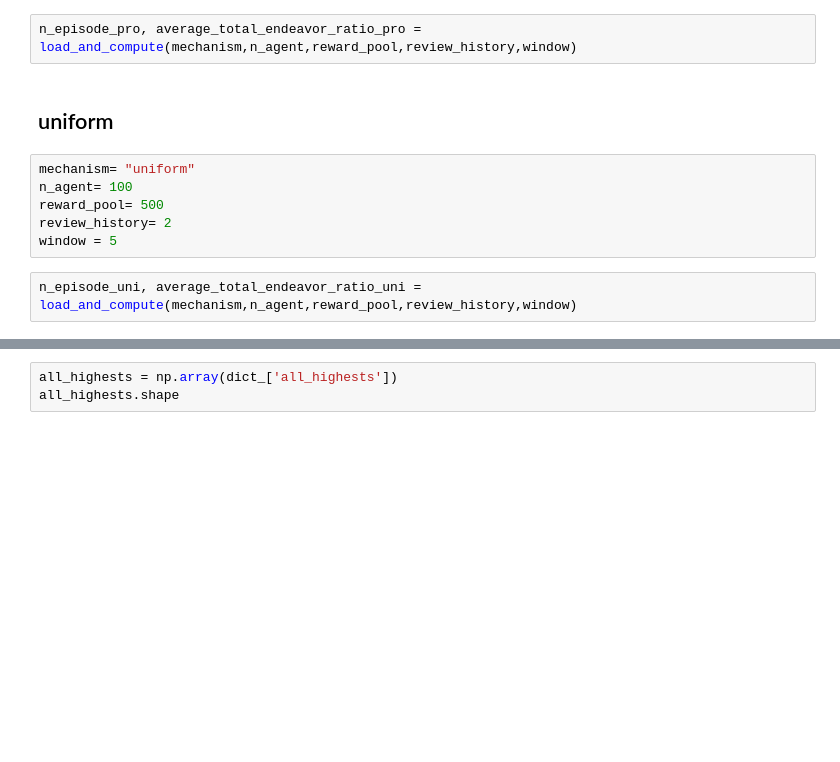
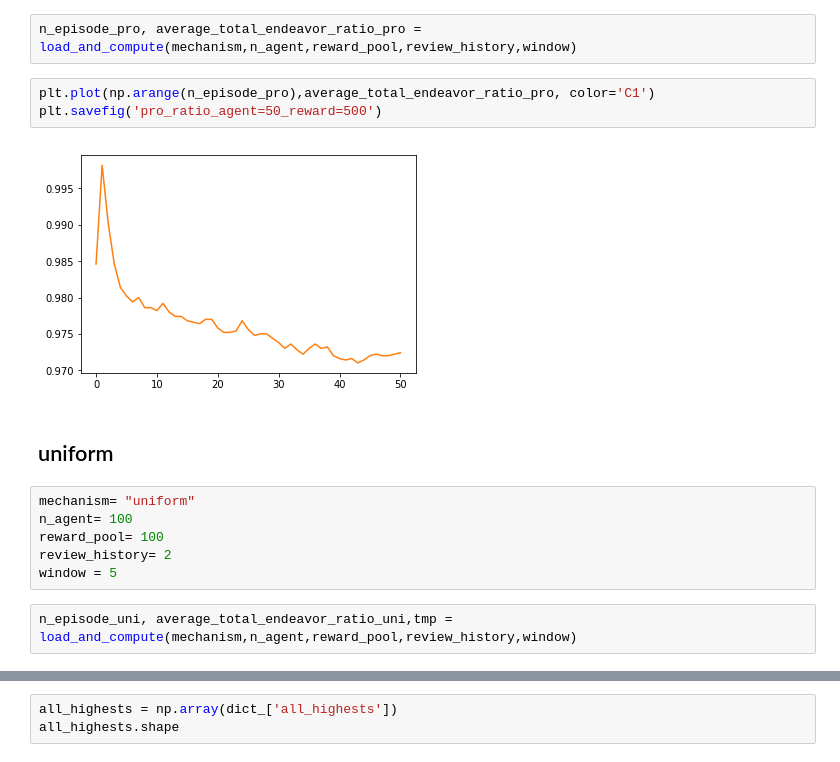
Before and after one commit to deconlabs/passport, a Jupyter notebook: make compare graph.ipynb, the cells around one changed output, grey strips where cells are left out. Saved outputs shown, nothing was run; the diff lists cells and outputs as text; blank space fills up the shorter version.

```diff
--- a/make compare graph.ipynb
+++ b/make compare graph.ipynb
@@ -56,13 +57,18 @@ review_history= 2
 window = 5
 # %%
 n_episode_pro, average_total_endeavor_ratio_pro = load_and_compute(mechanism,n_agent,reward_pool,review_history,window)
+# %%
+plt.plot(np.arange(n_episode_pro),average_total_endeavor_ratio_pro, color='C1')
+plt.savefig('pro_ratio_agent=50_reward=500')
+# %% [output]
+[figure, added]
 # %% [markdown]
 ## uniform
 # %%
 mechanism= "uniform"
 n_agent= 100
-reward_pool= 500
+reward_pool= 100
 review_history= 2
 window = 5
 # %%
-n_episode_uni, average_total_endeavor_ratio_uni = load_and_compute(mechanism,n_agent,reward_pool,review_history,window)
+n_episode_uni, average_total_endeavor_ratio_uni,tmp = load_and_compute(mechanism,n_agent,reward_pool,review_history,window)
```
Also changed, not shown: parts of 15 cells of this notebook.
